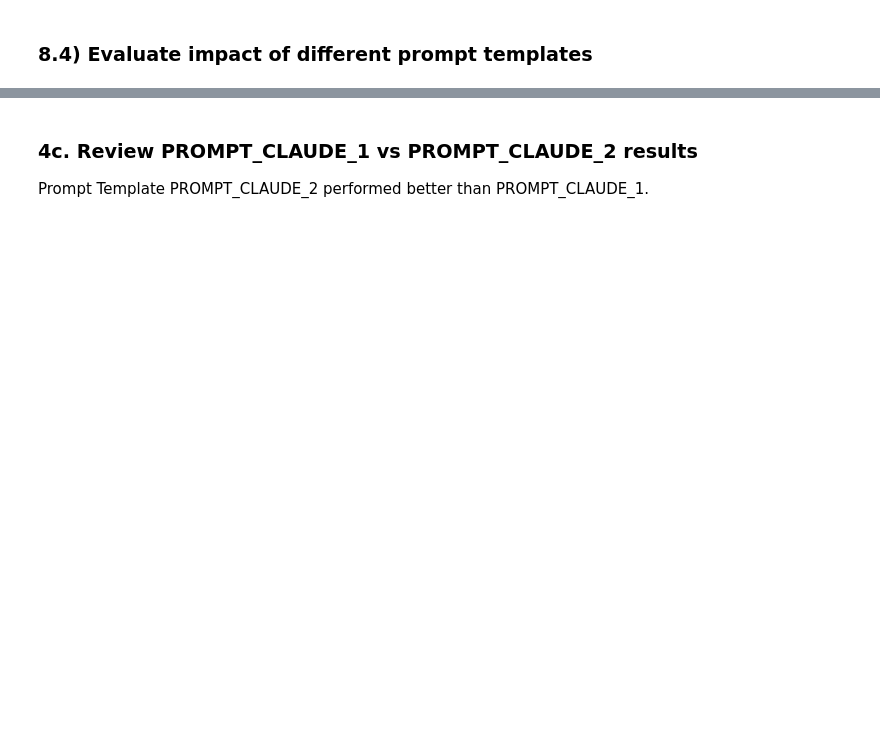
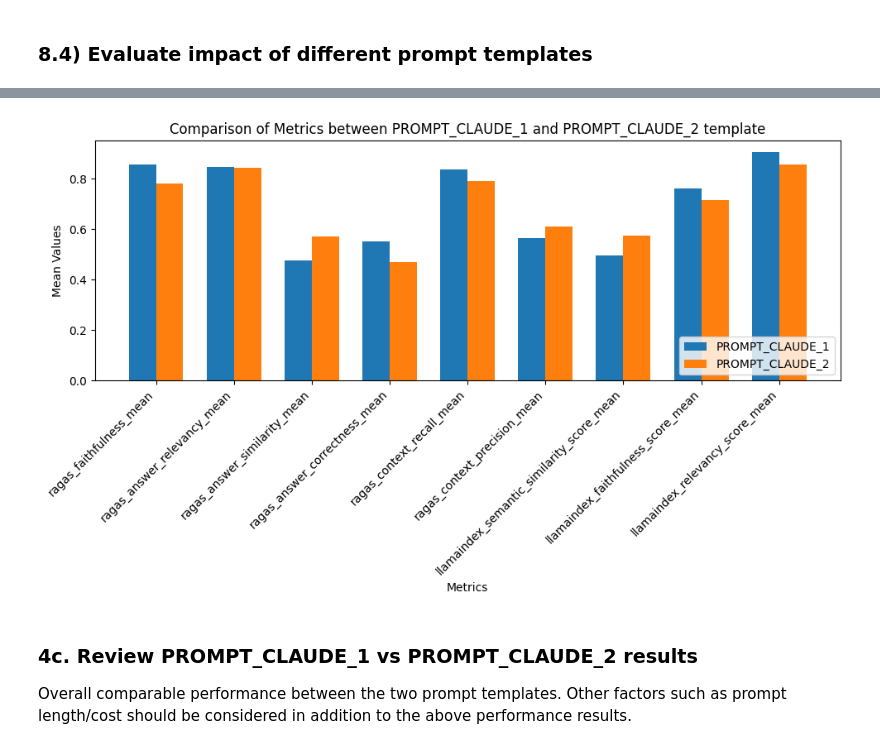
Before and after one commit to fhuthmacher/aws-rag-system-eval, a Jupyter notebook: RAG-System-Eval-DeepDive-mlflow.ipynb, the cells around one changed output, grey strips where cells are left out. Saved outputs shown, nothing was run; the diff lists cells and outputs as text; code cells hidden in the pictures; blank space fills up the shorter version.

```diff
--- a/RAG-System-Eval-DeepDive-mlflow.ipynb
+++ b/RAG-System-Eval-DeepDive-mlflow.ipynb
@@ -1973,35 +2085,38 @@ ragas_eval_result11 = run_ragas_eval(rag_system_eval_details, rag_system_details
 # 4c. Review PROMPT_CLAUDE_1 vs PROMPT_CLAUDE_2 results
 
 import matplotlib.pyplot as plt
 
 if 'llamaindex_correctness_score_mean' in ragas_eval_result10:
     del ragas_eval_result10['llamaindex_correctness_score_mean']
     del ragas_eval_result11['llamaindex_correctness_score_mean']
 
 # Extract metric names and mean values
 metric_names = list(ragas_eval_result10.keys())
 ragas_eval_result10_means = list(ragas_eval_result10.values())
 ragas_eval_result11_means = list(ragas_eval_result11.values())
 
 # Create comparison chart
 fig, ax = plt.subplots(figsize=(10, 6))
 
 bar_width = 0.35
 index = range(len(metric_names))
 
 bar1 = ax.bar(index, ragas_eval_result10_means, bar_width, label='PROMPT_CLAUDE_1')
 bar2 = ax.bar([i + bar_width for i in index], ragas_eval_result11_means, bar_width, label='PROMPT_CLAUDE_2')
 
 ax.set_xlabel('Metrics')
 ax.set_ylabel('Mean Values')
 ax.set_title('Comparison of Metrics between PROMPT_CLAUDE_1 and PROMPT_CLAUDE_2 template')
 ax.set_xticks([i + bar_width / 2 for i in index])
 ax.set_xticklabels(metric_names, rotation=45, ha='right')
-ax.legend()
+ax.legend(loc='lower right')
 
 plt.tight_layout()
 plt.show()
+# %% [output]
+[figure, added]
 # %% [markdown]
 ### 4c. Review PROMPT_CLAUDE_1 vs PROMPT_CLAUDE_2 results
-Prompt Template PROMPT_CLAUDE_2 performed better than PROMPT_CLAUDE_1.
+
+Overall comparable performance between the two prompt templates. Other factors such as prompt length/cost should be considered in addition to the above performance results.
 # %% [markdown]
```
Also changed, not shown: parts of 21 cells of this notebook.
